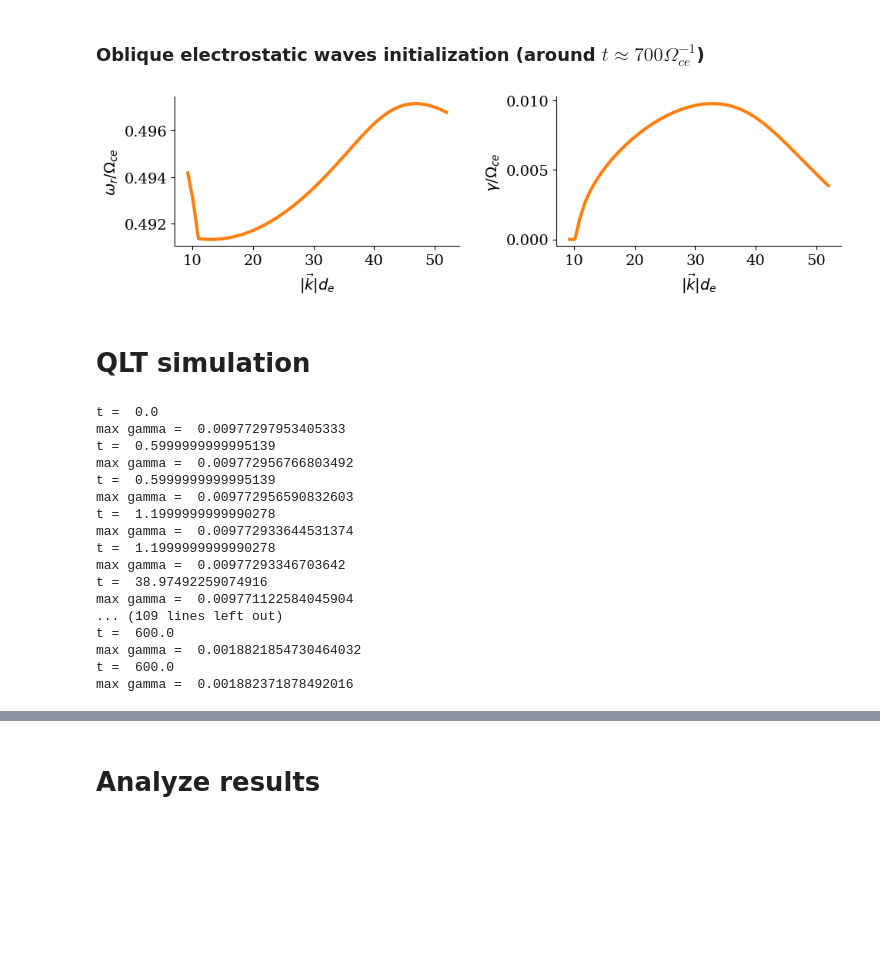
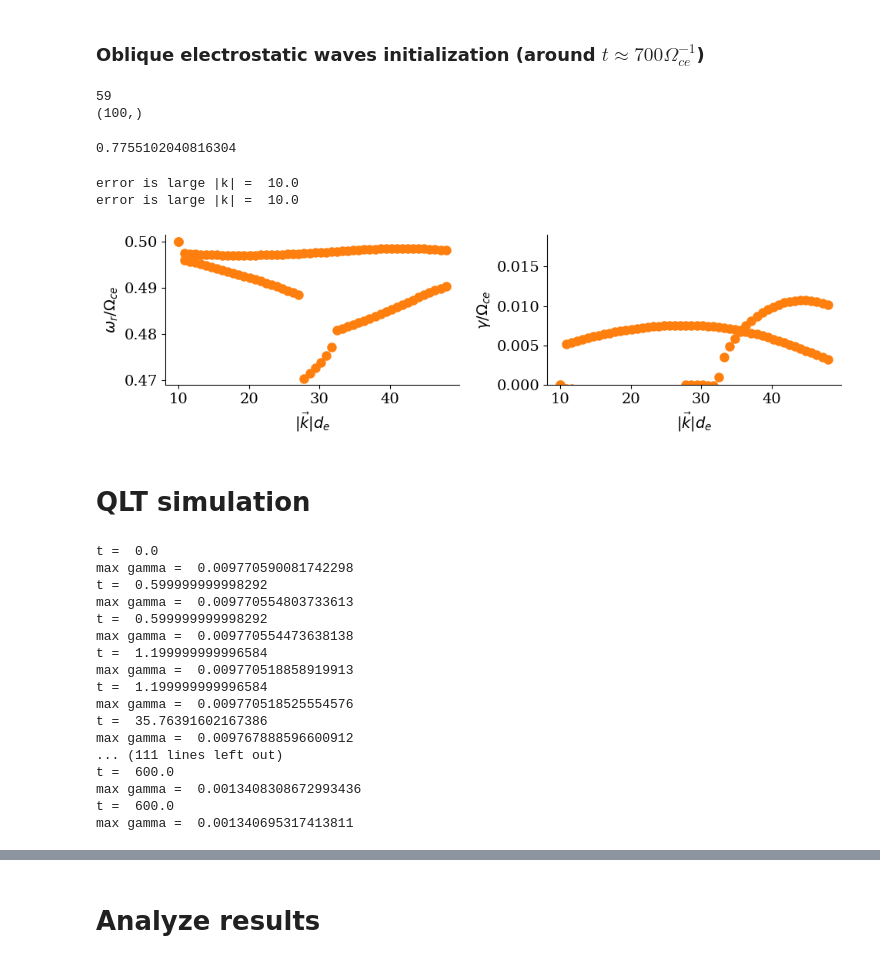
Before and after one commit to opaliss/QLT_whistler, a Jupyter notebook: secondary/low_anisotropy/oblique/QLT/oblique_QLT_low_anisotropy.ipynb, the cells around one changed output, grey strips where cells are left out. Saved outputs shown, nothing was run; the diff lists cells and outputs as text; code cells hidden in the pictures; blank space fills up the shorter version.

```diff
--- a/secondary/low_anisotropy/oblique/QLT/oblique_QLT_low_anisotropy.ipynb
+++ b/secondary/low_anisotropy/oblique/QLT/oblique_QLT_low_anisotropy.ipynb
@@ -56,11 +56,23 @@ dB0 = 4e-4 # (v_0**2) * 4 * np.pi * (k_0**2)/(omega_0**2) * ((omega_0 - 1)**2) #
 
 # max time
 t_max = 600 # Omega_ce
+# %%
+k_ = np.linspace(10, 48, 50)
+
+k_perp_ = np.array([])
+k_par_ = np.array([])
 # %%
 # k discretization
-k_perp_ = np.linspace(8, 45, 50)
-k_par_ = np.sqrt((omega_0**2) / (1-omega_0**2))*k_perp_
-k_abs = np.sqrt(k_perp_**2 + k_par_**2)
+for angle in np.arange(59, 60):
+    print(angle)
+    k_perp_ = np.concatenate((k_perp_, k_*np.sin(angle*np.pi/180)))
+    k_par_ = np.concatenate((k_par_, k_*np.cos(angle*np.pi/180)))
+    print(k_par_.shape)
+
+#k_abs = np.sqrt(k_perp_**2 + k_par_**2)
+# %% [output]
+59
+(100,)
 # %%
 dk_perp = np.abs(k_perp_[1] - k_perp_[0])
 dk_par = np.abs(k_par_[1] - k_par_[0])
@@ -68,58 +83,65 @@ dk_abs = np.abs(k_abs[1] - k_abs[0])
+# %%
+dk
+# %% [output]
+0.7755102040816304
 # %%
 # solve initial dispersion relation at t=0
 sol_ = get_omega_vec(k_perp=k_perp_, k_par=k_par_, omega_pe=omega_pe, omega_pi=omega_pi,
                      v_0=v_0, alpha_i=alpha_i, alpha_c_perp=alpha_c_perp, alpha_c_par=alpha_c_par,
                      n_c=n_c, omega_0=omega_0)
+# %% [output]
+error is large |k| =  10.0
+error is large |k| =  10.0
 # %%
 fig, ax = plt.subplots(ncols=2, figsize=(10, 3))
-ax[0].plot(k_abs, sol_.real, linewidth=3, color="tab:orange")
+ax[0].scatter(k_abs, sol_.real, linewidth=3, color="tab:orange")
 ax[0].set_ylabel('$\omega_r/\Omega_{ce}$')
 ax[0].set_xlabel(r"$|\vec{k}|d_{e}$")
 
 ax[0].spines['right'].set_visible(False)
 ax[0].spines['top'].set_visible(False)
 
-ax[1].plot(k_abs, sol_.imag, color="tab:orange", linewidth=3)
+ax[1].scatter(k_abs, sol_.imag, color="tab:orange", linewidth=3)
 ax[1].set_ylabel('$\gamma/\Omega_{ce}$', rotation=90)
 ax[1].set_xlabel(r"$|\vec{k}|d_{e}$")
 ax[1].spines['right'].set_visible(False)
 ax[1].spines['top'].set_visible(False)
-
+ax[1].set_ylim(0, 0.019)
 plt.tight_layout()
 # %% [output]
-[figure, old version]
+[figure, new version]
 # %% [markdown]
 # QLT simulation
 # %%
 dE_init = E0 * np.ones(len(k_perp_))
 
 m_star = -1
-ic1 = omega_0 * 0.99 + 1e-3j
-ic2 = omega_0 * 1 + 1e-5j
+ic1 = 0.492 + 1e-3j
+ic2 = 0.495 + 1e-5j
 
 # simulate
 result = scipy.integrate.solve_ivp(fun=dydt, t_span=[0, t_max],
                                    y0=np.concatenate(([K_perp_0], [K_par_0], [T_perp_0], [T_par_0], [dB0], [v_0**2], dE_init)),
-                                   args=(k_perp_, k_par_, omega_pe, omega_pi, k_0, alpha_i, n_c, dk_par*dk_perp, omega_0, m_star, ic1, ic2, "oblique_gamma", False),
+                                   args=(k_perp_, k_par_, omega_pe, omega_pi, k_0, alpha_i, n_c, dk, omega_0, m_star, ic1, ic2, "oblique_gamma", False),
                                    atol=1e-6, rtol=1e-6, method='LSODA')
 # %% [output]
 t =  0.0
-max gamma =  0.00977297953405333
-t =  0.5999999999995139
-max gamma =  0.009772956766803492
-t =  0.5999999999995139
-max gamma =  0.009772956590832603
-t =  1.1999999999990278
-max gamma =  0.009772933644531374
-t =  1.1999999999990278
-max gamma =  0.00977293346703642
-t =  38.97492259074916
-max gamma =  0.009771122584045904
-... (109 lines left out)
+max gamma =  0.009770590081742298
+t =  0.599999999998292
+max gamma =  0.009770554803733613
+t =  0.599999999998292
+max gamma =  0.009770554473638138
+t =  1.199999999996584
+max gamma =  0.009770518858919913
+t =  1.199999999996584
+max gamma =  0.009770518525554576
+t =  35.76391602167386
+max gamma =  0.009767888596600912
+... (111 lines left out)
 t =  600.0
-max gamma =  0.0018821854730464032
+max gamma =  0.0013408308672993436
 t =  600.0
-max gamma =  0.001882371878492016
+max gamma =  0.001340695317413811
 # %%
 len(result.t)
 # %% [output]
```
Also changed, not shown: parts of 16 cells of this notebook, 9 other files.
